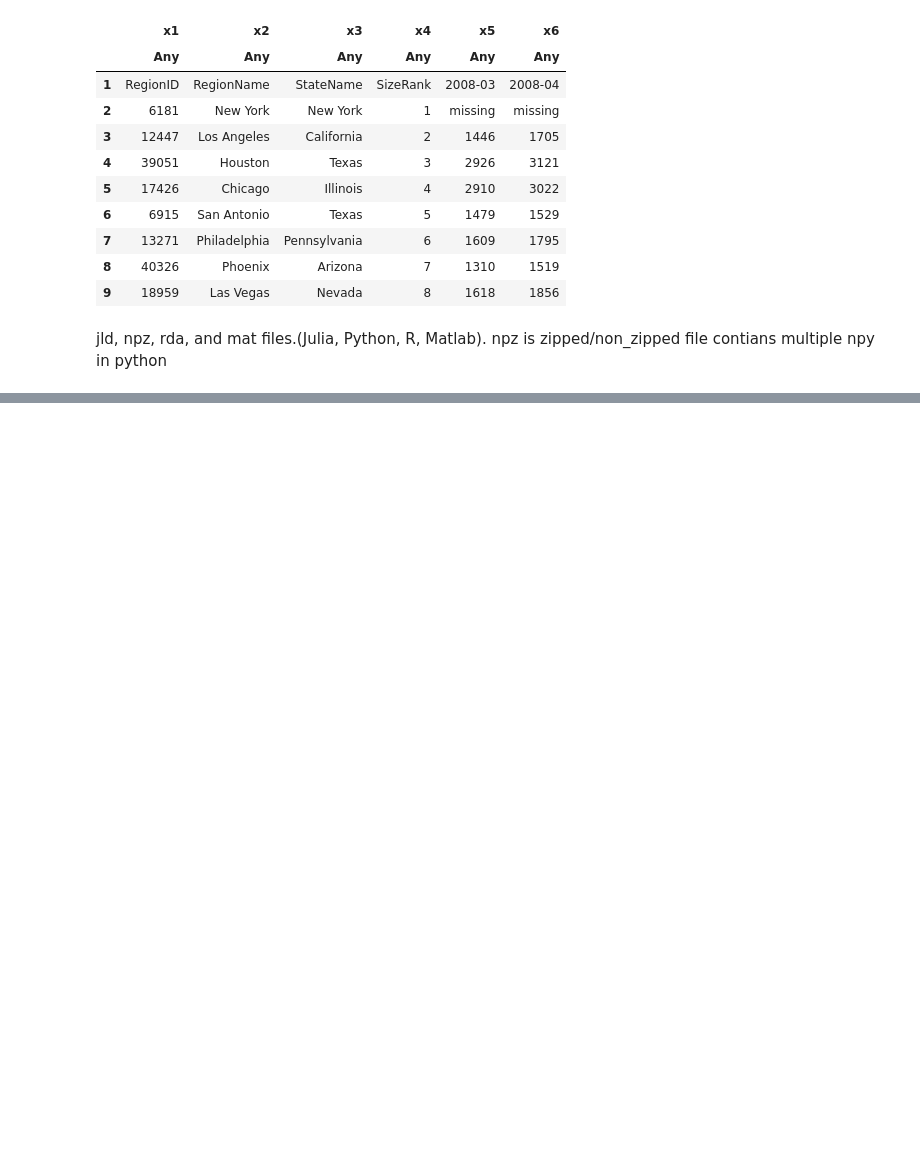
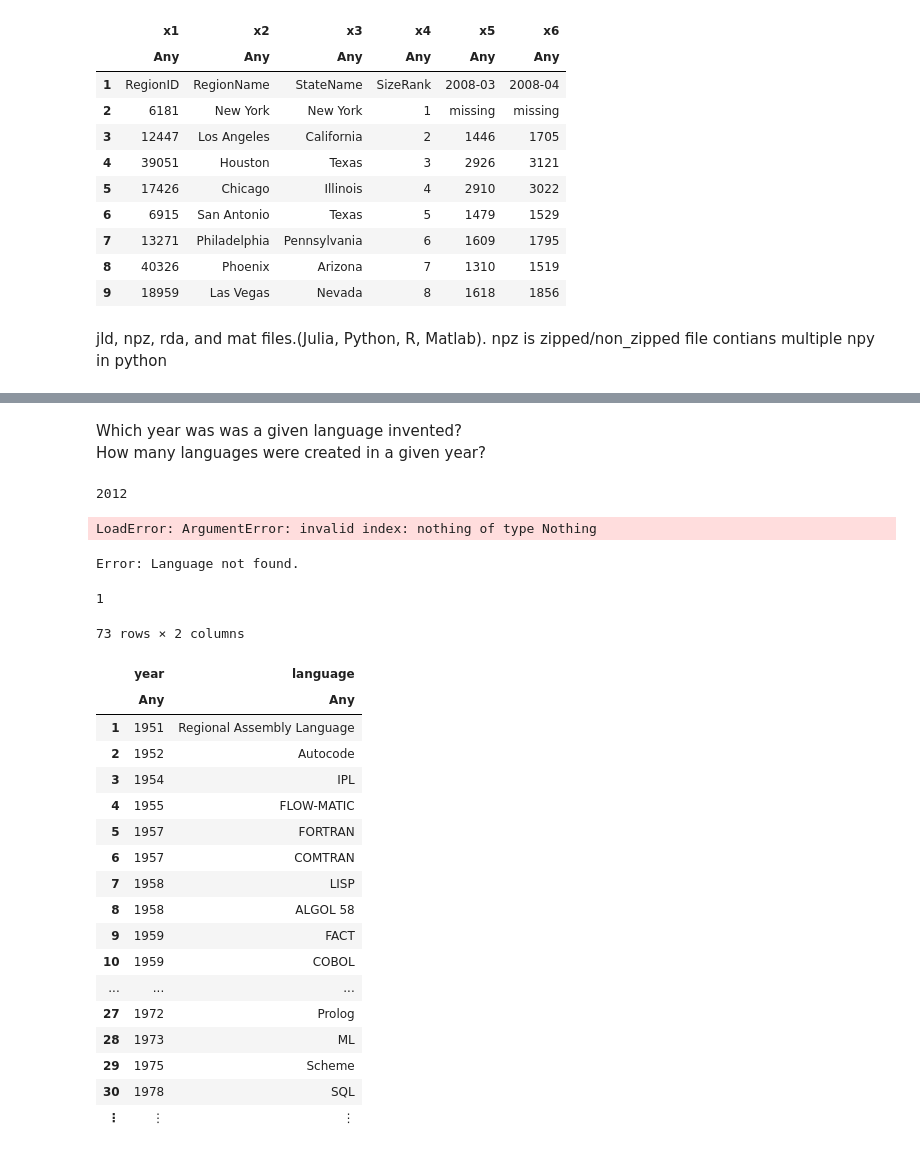
Before and after one commit to straycatcoder/julia_learning, a Jupyter notebook: data_science.ipynb, the cells around one changed output, grey strips where cells are left out. Cells and saved outputs as stored; diff of their text form; code cells hidden in the pictures; blank space fills up the shorter version.

Commit message:
load data

```diff
--- a/data_science.ipynb
+++ b/data_science.ipynb
@@ -301,0 +323,56 @@ npz is zipped/non_zipped file contians multiple npy in python
+# %% [markdown]
+Which year was was a given language invented?
+How many languages were created in a given year?
+# %%
+# Q1: Which year was was a given language invented?
+function year_created(P,language::String)
+    loc = findfirst(P[:,2] .== language)
+    return P[loc,1]
+end
+year_created(P,"Julia")
+# %% [output]
+2012
+# %%
+year_created(P,"W")
+# %% [output]
+LoadError: ArgumentError: invalid index: nothing of type Nothing
+# %%
+function year_created_handle_error(P,language::String)
+    loc = findfirst(P[:,2] .== language)
+    !isnothing(loc) && return P[loc,1]
+    println("Error: Language not found.")
+end
+year_created_handle_error(P,"W")
+# %% [output]
+Error: Language not found.
+# %%
+# Q2: How many languages were created in a given year?
+function how_many_per_year(P,year::Int64)
+    year_count = length(findall(P[:,1].==year))
+    return year_count
+end
+how_many_per_year(P,2000)
+# %% [output]
+1
+# %%
+P_df = DataFrame(year = P[:,1], language = P[:,2]) # or DataFrame(P) or P_df = C
+# %% [output]
+73 rows × 2 columns
+|  | year | language |
+|  | Any | Any |
+| 1 | 1951 | Regional Assembly Language |
+| 2 | 1952 | Autocode |
+| 3 | 1954 | IPL |
+| 4 | 1955 | FLOW-MATIC |
+| 5 | 1957 | FORTRAN |
+| 6 | 1957 | COMTRAN |
+| 7 | 1958 | LISP |
+| 8 | 1958 | ALGOL 58 |
+| 9 | 1959 | FACT |
+| 10 | 1959 | COBOL |
+| ... | ... | ... |
+| 27 | 1972 | Prolog |
+| 28 | 1973 | ML |
+| 29 | 1975 | Scheme |
+| 30 | 1978 | SQL |
+| ⋮ | ⋮ | ⋮ |
```
Also changed, not shown: parts of 17 cells of this notebook.
